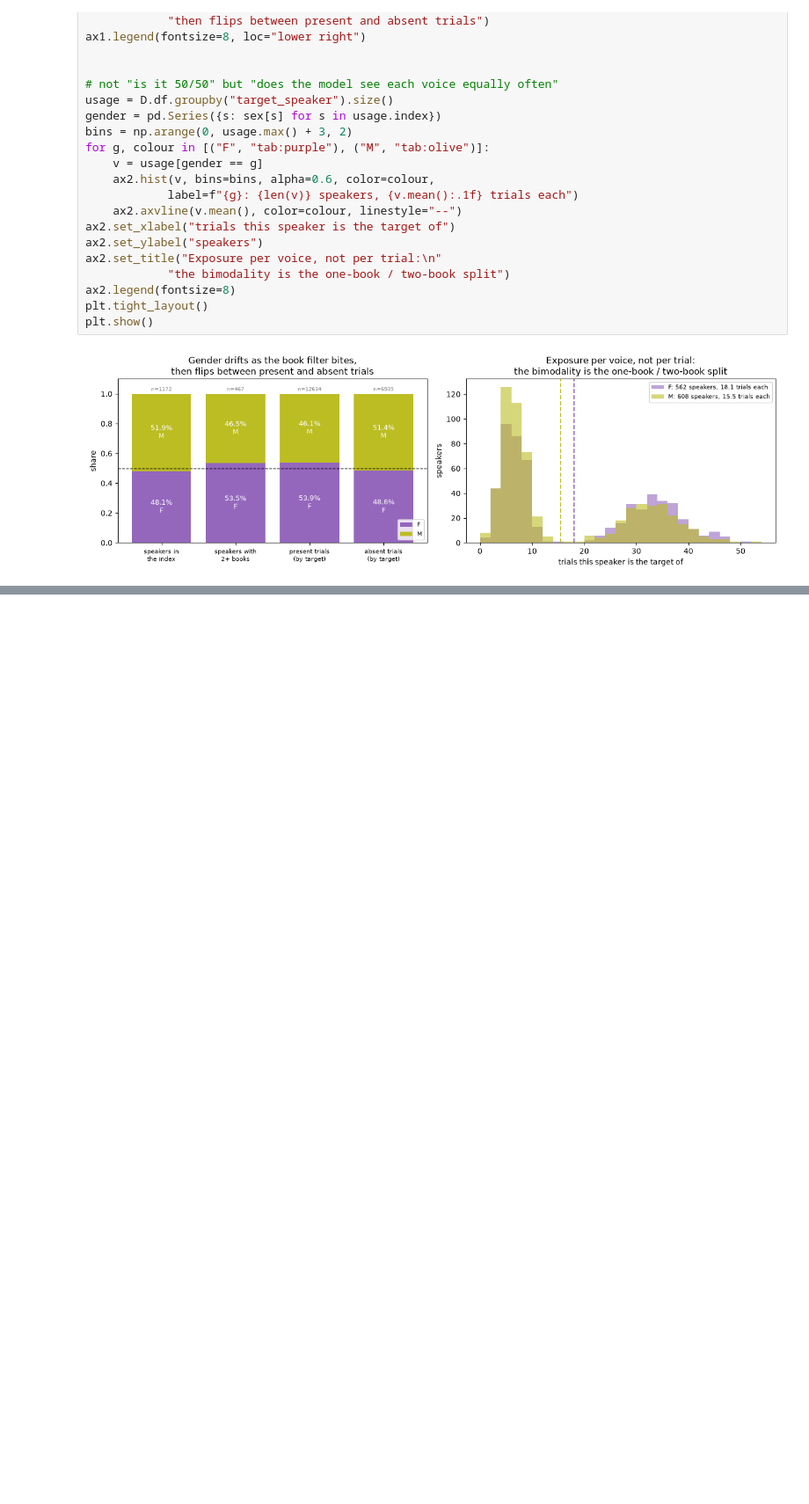
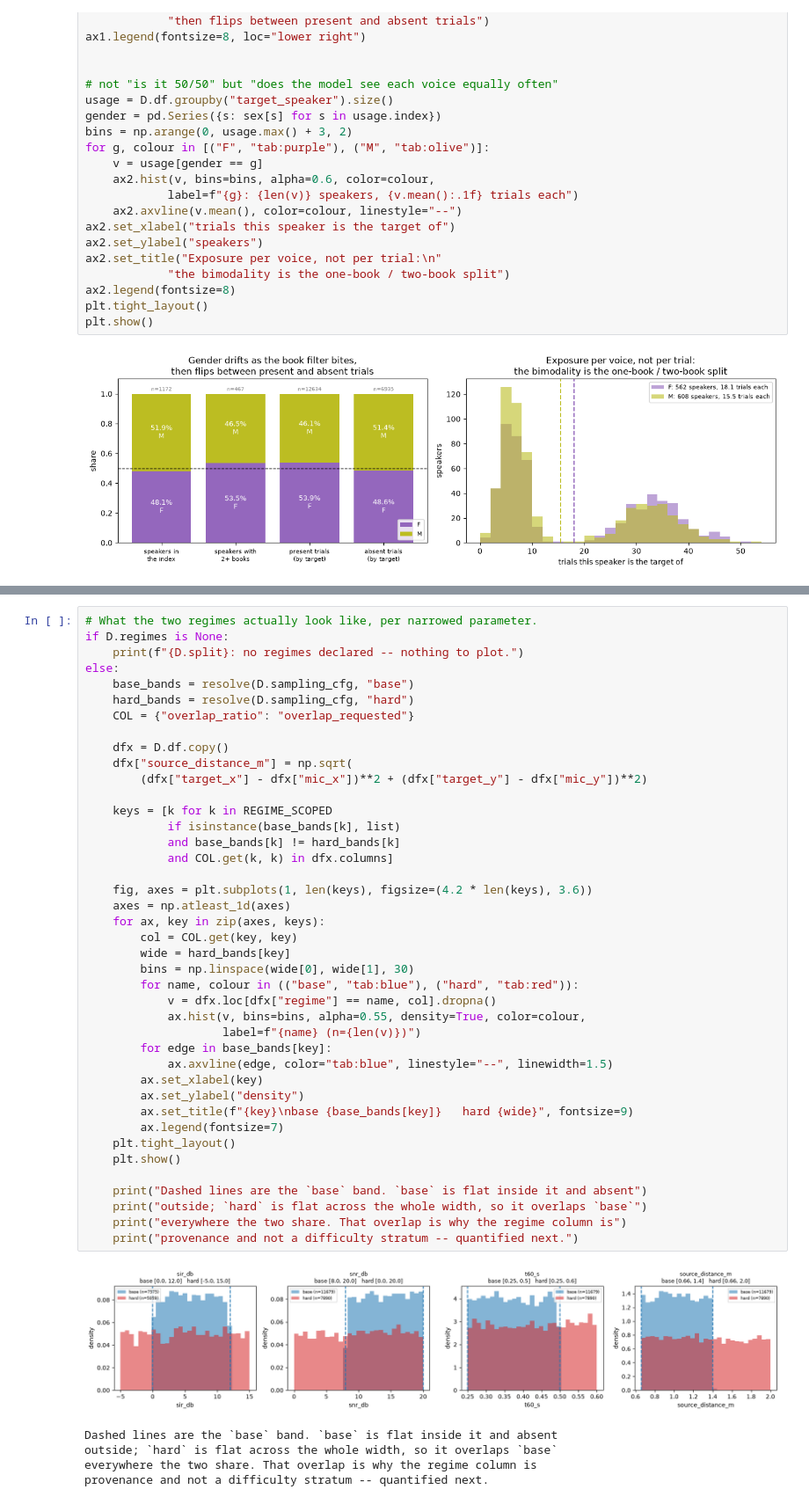
Before and after one commit to grantxxcoder/TargetSpeakerExtractor, a Jupyter notebook: src/exploratory/data_setup.ipynb, the cells around one changed output, grey strips where cells are left out. Shown at 88% size. Saved outputs shown, nothing was run; the diff lists cells and outputs as text; blank space fills up the shorter version.

```diff
--- a/src/exploratory/data_setup.ipynb
+++ b/src/exploratory/data_setup.ipynb
@@ -1153,0 +1498,47 @@ plt.show()
+# %%
+# What the two regimes actually look like, per narrowed parameter.
+if D.regimes is None:
+    print(f"{D.split}: no regimes declared -- nothing to plot.")
+else:
+    base_bands = resolve(D.sampling_cfg, "base")
+    hard_bands = resolve(D.sampling_cfg, "hard")
+    COL = {"overlap_ratio": "overlap_requested"}
+
+    dfx = D.df.copy()
+    dfx["source_distance_m"] = np.sqrt(
+        (dfx["target_x"] - dfx["mic_x"])**2 + (dfx["target_y"] - dfx["mic_y"])**2)
+
+    keys = [k for k in REGIME_SCOPED
+            if isinstance(base_bands[k], list)
+            and base_bands[k] != hard_bands[k]
+            and COL.get(k, k) in dfx.columns]
+
+    fig, axes = plt.subplots(1, len(keys), figsize=(4.2 * len(keys), 3.6))
+    axes = np.atleast_1d(axes)
+    for ax, key in zip(axes, keys):
+        col = COL.get(key, key)
+        wide = hard_bands[key]
+        bins = np.linspace(wide[0], wide[1], 30)
+        for name, colour in (("base", "tab:blue"), ("hard", "tab:red")):
+            v = dfx.loc[dfx["regime"] == name, col].dropna()
+            ax.hist(v, bins=bins, alpha=0.55, density=True, color=colour,
+                    label=f"{name} (n={len(v)})")
+        for edge in base_bands[key]:
+            ax.axvline(edge, color="tab:blue", linestyle="--", linewidth=1.5)
+        ax.set_xlabel(key)
+        ax.set_ylabel("density")
+        ax.set_title(f"{key}\nbase {base_bands[key]}   hard {wide}", fontsize=9)
+        ax.legend(fontsize=7)
+    plt.tight_layout()
+    plt.show()
+
+    print("Dashed lines are the `base` band. `base` is flat inside it and absent")
+    print("outside; `hard` is flat across the whole width, so it overlaps `base`")
+    print("everywhere the two share. That overlap is why the regime column is")
+    print("provenance and not a difficulty stratum -- quantified next.")
+# %% [output]
+[figure, added]
+Dashed lines are the `base` band. `base` is flat inside it and absent
+outside; `hard` is flat across the whole width, so it overlaps `base`
+everywhere the two share. That overlap is why the regime column is
+provenance and not a difficulty stratum -- quantified next.
```
Also changed, not shown: parts of 28 cells of this notebook, 2 other files.
